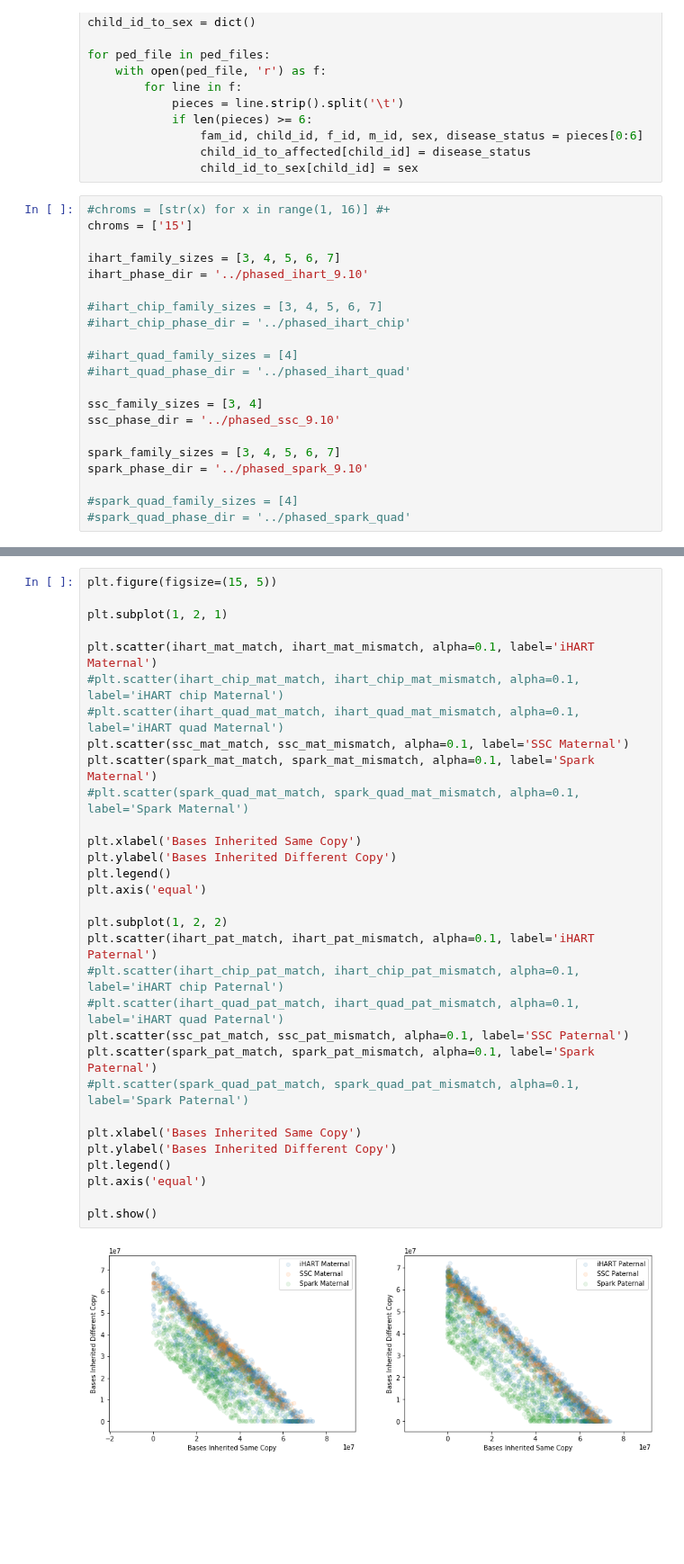
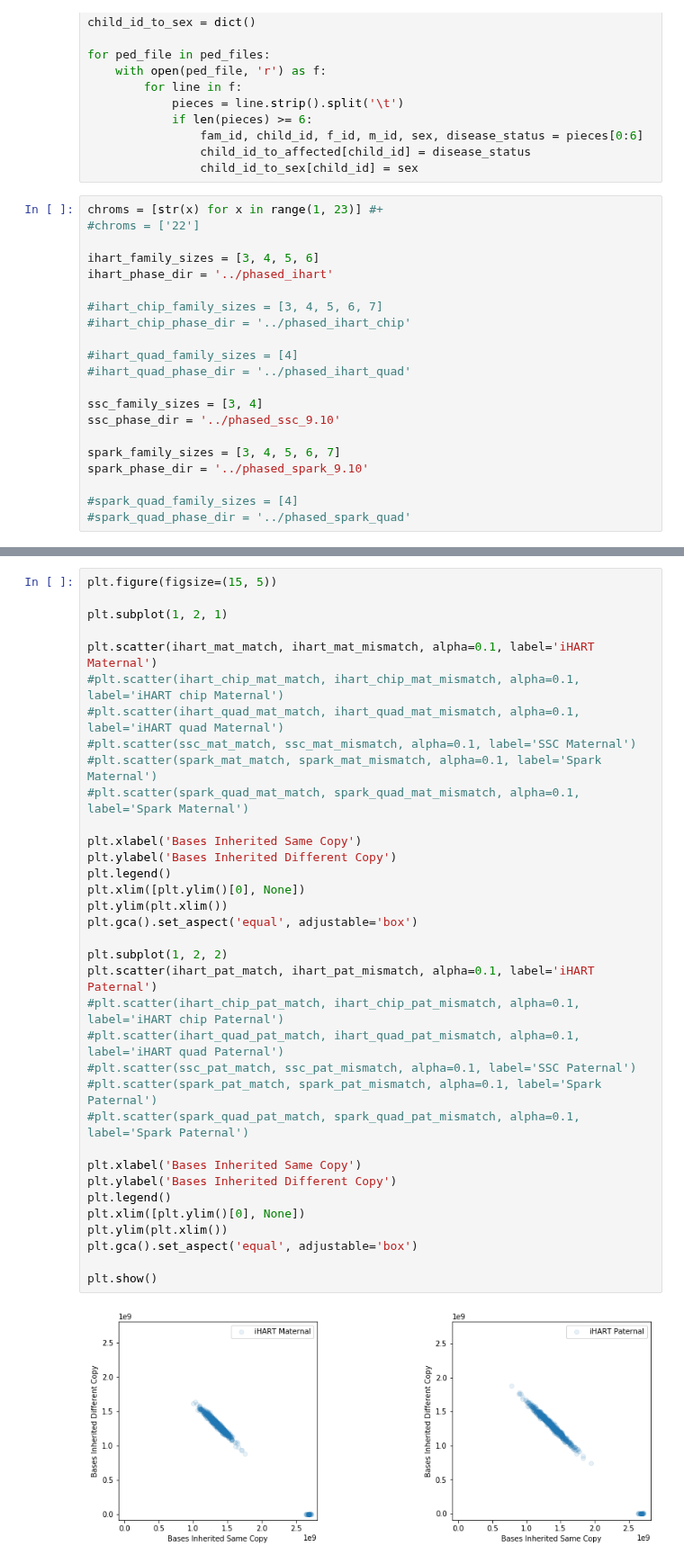
Before and after one commit to kpaskov/PhasingFamilies, a Jupyter notebook: analysis/Sibpair-Similarity.ipynb, the cells around one changed output, grey strips where cells are left out. Shown at 90% size. Cells and saved outputs as stored; diff of their text form; blank space fills up the shorter version.

```diff
--- a/analysis/Sibpair-Similarity.ipynb
+++ b/analysis/Sibpair-Similarity.ipynb
@@ -26,11 +26,11 @@ for ped_file in ped_files:
                 child_id_to_affected[child_id] = disease_status
                 child_id_to_sex[child_id] = sex
 # %%
-#chroms = [str(x) for x in range(1, 16)] #+
-chroms = ['15']
+chroms = [str(x) for x in range(1, 23)] #+
+#chroms = ['22']
 
-ihart_family_sizes = [3, 4, 5, 6, 7]
-ihart_phase_dir = '../phased_ihart_9.10'
+ihart_family_sizes = [3, 4, 5, 6]
+ihart_phase_dir = '../phased_ihart'
 
 #ihart_chip_family_sizes = [3, 4, 5, 6, 7]
 #ihart_chip_phase_dir = '../phased_ihart_chip'
@@ -352,36 +352,40 @@ spark_pat_mismatch = spark_pat_mismatch[spark_indices]
 # %%
 plt.figure(figsize=(15, 5))
 
 plt.subplot(1, 2, 1)
 
 plt.scatter(ihart_mat_match, ihart_mat_mismatch, alpha=0.1, label='iHART Maternal')
 #plt.scatter(ihart_chip_mat_match, ihart_chip_mat_mismatch, alpha=0.1, label='iHART chip Maternal')
 #plt.scatter(ihart_quad_mat_match, ihart_quad_mat_mismatch, alpha=0.1, label='iHART quad Maternal')
-plt.scatter(ssc_mat_match, ssc_mat_mismatch, alpha=0.1, label='SSC Maternal')
-plt.scatter(spark_mat_match, spark_mat_mismatch, alpha=0.1, label='Spark Maternal')
+#plt.scatter(ssc_mat_match, ssc_mat_mismatch, alpha=0.1, label='SSC Maternal')
+#plt.scatter(spark_mat_match, spark_mat_mismatch, alpha=0.1, label='Spark Maternal')
 #plt.scatter(spark_quad_mat_match, spark_quad_mat_mismatch, alpha=0.1, label='Spark Maternal')
 
 plt.xlabel('Bases Inherited Same Copy')
 plt.ylabel('Bases Inherited Different Copy')
 plt.legend()
-plt.axis('equal')
+plt.xlim([plt.ylim()[0], None])
+plt.ylim(plt.xlim())
+plt.gca().set_aspect('equal', adjustable='box')
 
 plt.subplot(1, 2, 2)
 plt.scatter(ihart_pat_match, ihart_pat_mismatch, alpha=0.1, label='iHART Paternal')
 #plt.scatter(ihart_chip_pat_match, ihart_chip_pat_mismatch, alpha=0.1, label='iHART chip Paternal')
 #plt.scatter(ihart_quad_pat_match, ihart_quad_pat_mismatch, alpha=0.1, label='iHART quad Paternal')
-plt.scatter(ssc_pat_match, ssc_pat_mismatch, alpha=0.1, label='SSC Paternal')
-plt.scatter(spark_pat_match, spark_pat_mismatch, alpha=0.1, label='Spark Paternal')
+#plt.scatter(ssc_pat_match, ssc_pat_mismatch, alpha=0.1, label='SSC Paternal')
+#plt.scatter(spark_pat_match, spark_pat_mismatch, alpha=0.1, label='Spark Paternal')
 #plt.scatter(spark_quad_pat_match, spark_quad_pat_mismatch, alpha=0.1, label='Spark Paternal')
 
 plt.xlabel('Bases Inherited Same Copy')
 plt.ylabel('Bases Inherited Different Copy')
 plt.legend()
-plt.axis('equal')
+plt.xlim([plt.ylim()[0], None])
+plt.ylim(plt.xlim())
+plt.gca().set_aspect('equal', adjustable='box')
 
 plt.show()
 # %% [output]
-[figure, old version]
+[figure, new version]
 # %%
 ihart_mat = ihart_mat_match/(ihart_mat_match+ihart_mat_mismatch)
 ihart_pat = ihart_pat_match/(ihart_pat_match+ihart_pat_mismatch)
```
Also changed, not shown: parts of 14 cells of this notebook, 5 other files.
